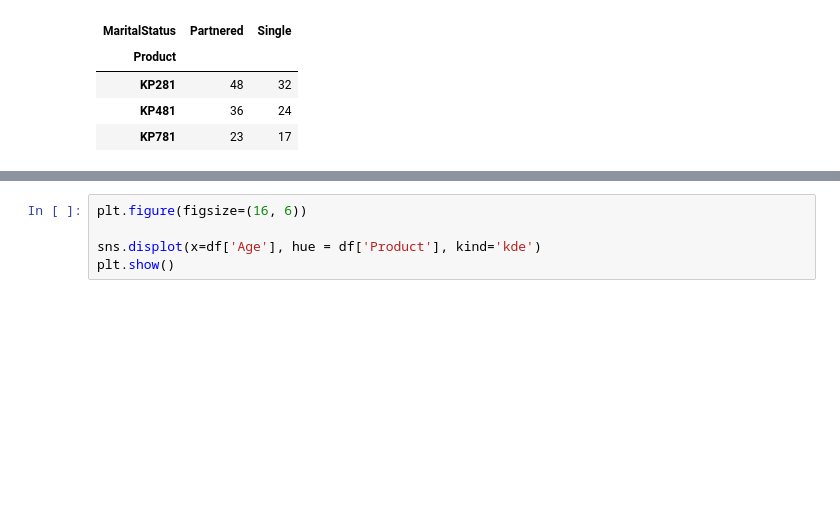
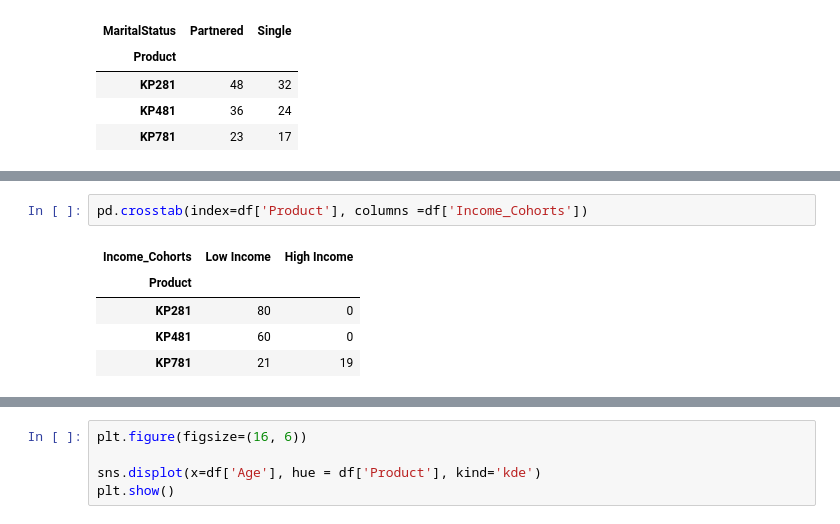
Before and after one commit to trehansalil/treadmill_case_study, a Jupyter notebook: treadmill_data_analysis.ipynb, the cells around one changed output, grey strips where cells are left out. Saved outputs shown, nothing was run; the diff lists cells and outputs as text; blank space fills up the shorter version.

```diff
--- a/treadmill_data_analysis.ipynb
+++ b/treadmill_data_analysis.ipynb
@@ -160,3 +219,11 @@ pd.crosstab(index=df['Product'], columns =df['Cohorts_by_Age'])
 | KP281 | 34 | 21 | 25 |
 | KP481 | 28 | 7 | 25 |
 | KP781 | 17 | 13 | 10 |
+# %%
+pd.crosstab(index=df['Product'], columns =df['Income_Cohorts'])
+# %% [output]
+| Income_Cohorts | Low Income | High Income |
+| Product |  |  |
+| KP281 | 80 | 0 |
+| KP481 | 60 | 0 |
+| KP781 | 21 | 19 |
```
Also changed, not shown: parts of 46 cells of this notebook.
